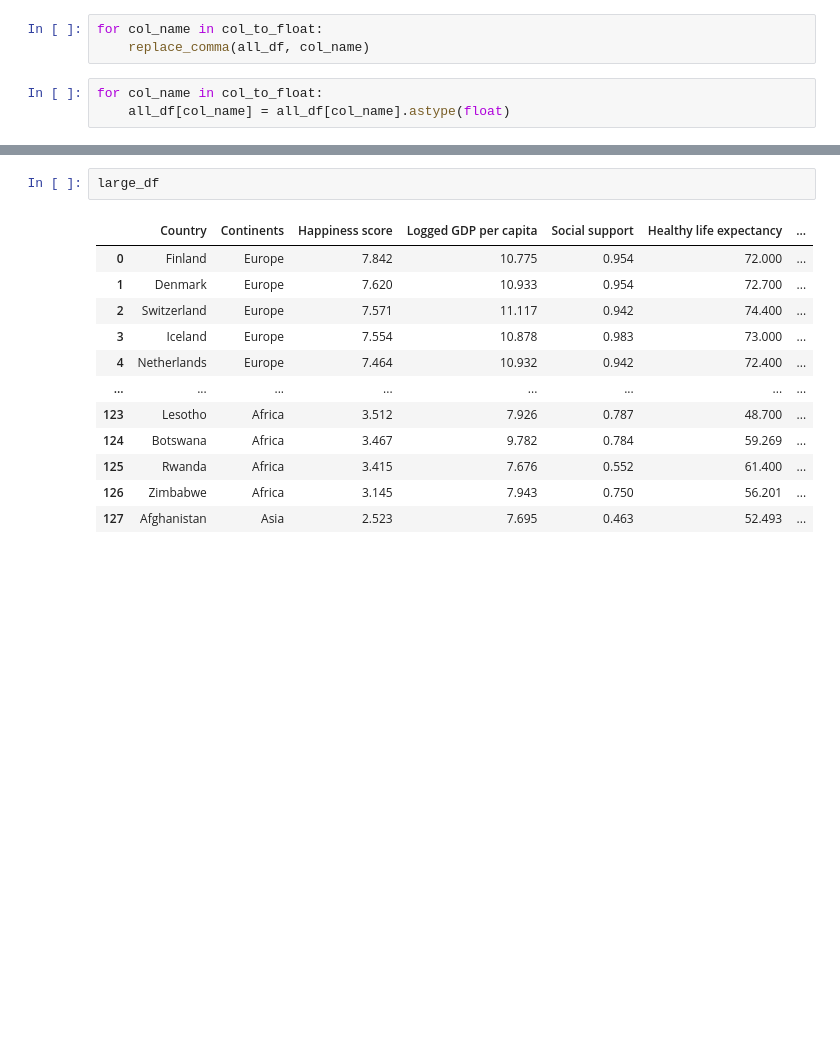
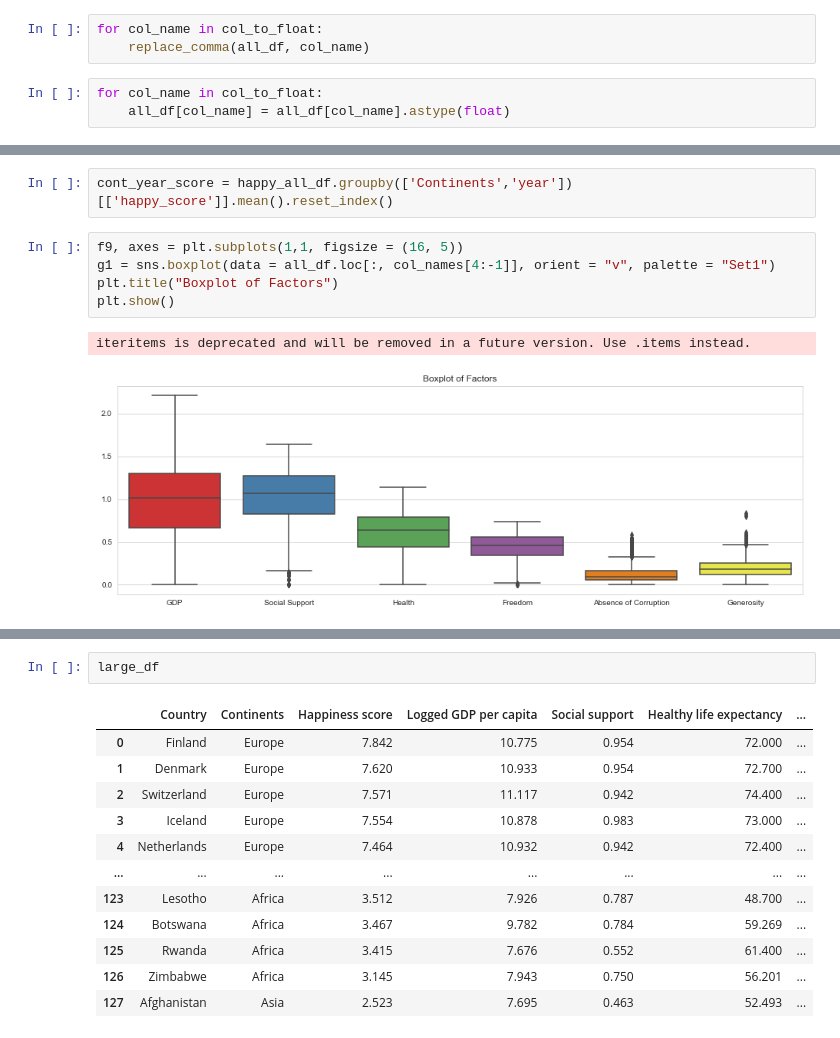
Before and after one commit to kuhuhalder/happiness-data-analysis, a Jupyter notebook: happiness.ipynb, the cells around one changed output, grey strips where cells are left out. Cells and saved outputs as stored; diff of their text form; blank space fills up the shorter version.

```diff
--- a/data-analysis.ipynb
+++ b/happiness.ipynb
@@ -626,0 +660,10 @@ ValueError: Value of 'y' is not the name of a column in 'data_frame'. Expected o
+# %%
+cont_year_score = happy_all_df.groupby(['Continents','year'])[['happy_score']].mean().reset_index()
+# %%
+f9, axes = plt.subplots(1,1, figsize = (16, 5))
+g1 = sns.boxplot(data = all_df.loc[:, col_names[4:-1]], orient = "v", palette = "Set1")
+plt.title("Boxplot of Factors")
+plt.show()
+# %% [output]
+iteritems is deprecated and will be removed in a future version. Use .items instead.
+[figure, added]
```
Also changed, not shown: parts of 28 cells of this notebook, 4 other files.
